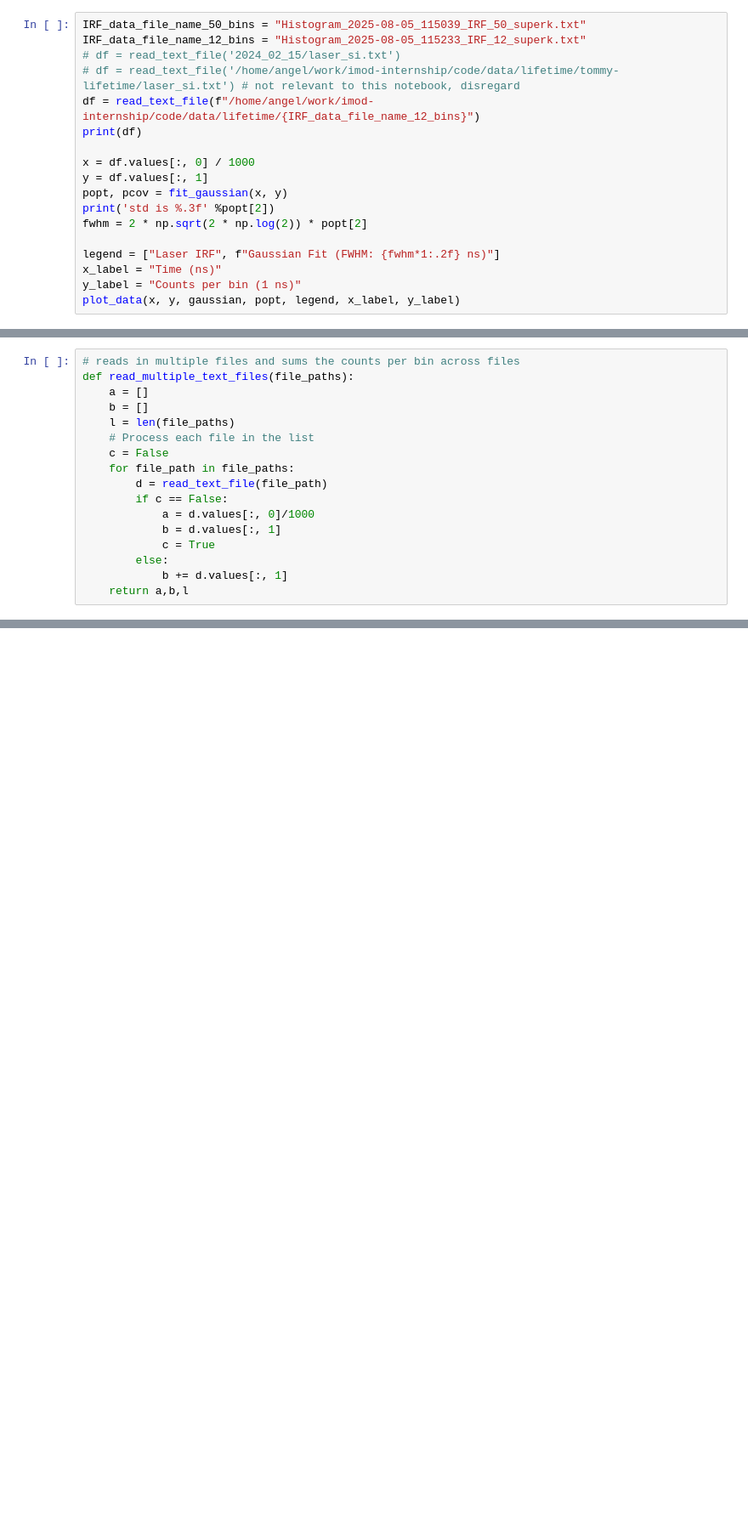
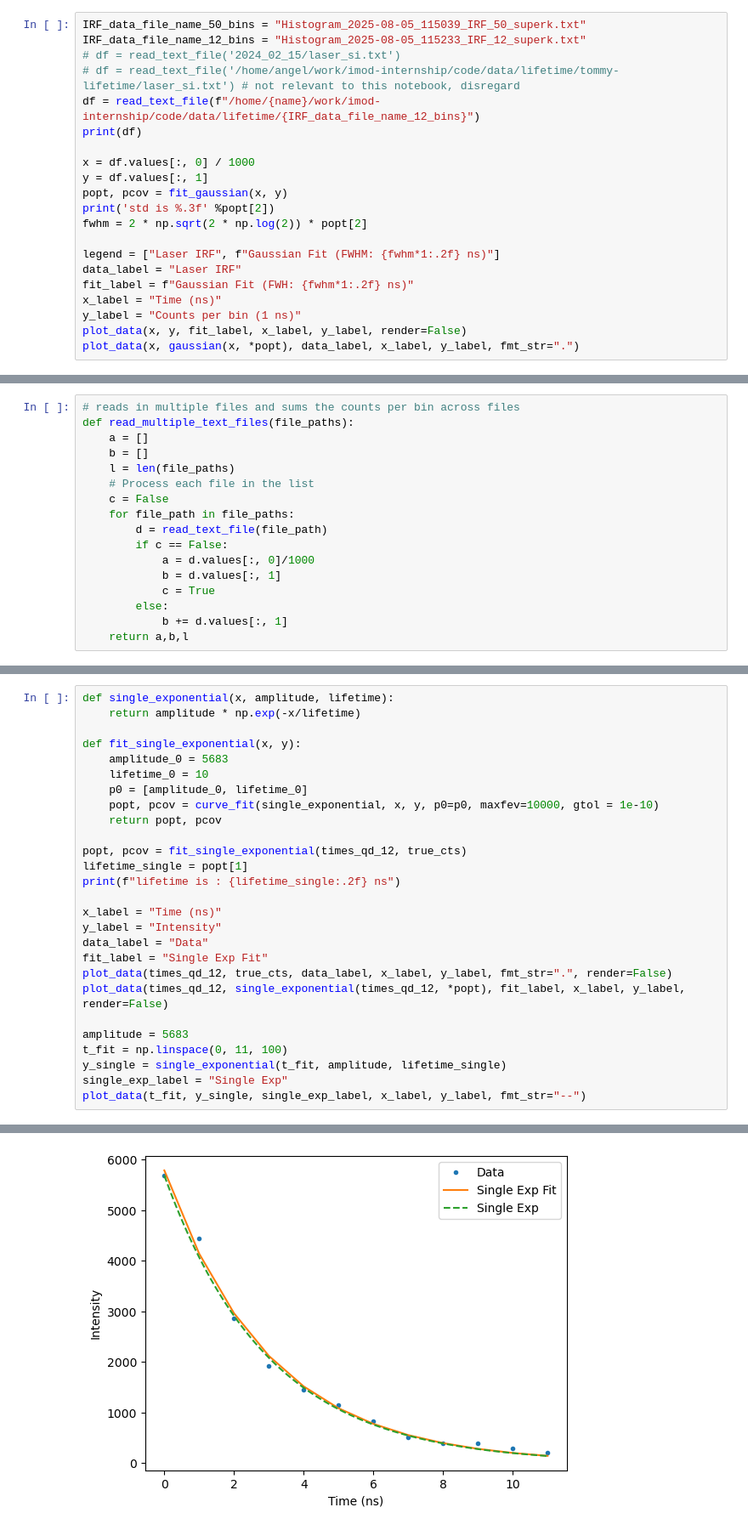
Before and after one commit to UW-Quantum-Defect-Lab/qdmodel, a Jupyter notebook: qdanalysis/timetagger_analysis/lifetimeanalysis.ipynb, the cells around one changed output, grey strips where cells are left out. Shown at 85% size. Drawn from its saved outputs; the diff is of its cells as text; blank space fills up the shorter version.

```diff
--- a/qdanalysis/timetagger_analysis/lifetimeanalysis.ipynb
+++ b/qdanalysis/timetagger_analysis/lifetimeanalysis.ipynb
@@ -59,7 +62,7 @@ IRF_data_file_name_50_bins = "Histogram_2025-08-05_115039_IRF_50_superk.txt"
 IRF_data_file_name_12_bins = "Histogram_2025-08-05_115233_IRF_12_superk.txt"
 # df = read_text_file('2024_02_15/laser_si.txt')
 # df = read_text_file('/home/angel/work/imod-internship/code/data/lifetime/tommy-lifetime/laser_si.txt') # not relevant to this notebook, disregard
-df = read_text_file(f"/home/angel/work/imod-internship/code/data/lifetime/{IRF_data_file_name_12_bins}")
+df = read_text_file(f"/home/{name}/work/imod-internship/code/data/lifetime/{IRF_data_file_name_12_bins}")
 print(df)
 
 x = df.values[:, 0] / 1000
@@ -69,9 +72,12 @@ print('std is %.3f' %popt[2])
 fwhm = 2 * np.sqrt(2 * np.log(2)) * popt[2]
 
 legend = ["Laser IRF", f"Gaussian Fit (FWHM: {fwhm*1:.2f} ns)"]
+data_label = "Laser IRF"
+fit_label = f"Gaussian Fit (FWH: {fwhm*1:.2f} ns)"
 x_label = "Time (ns)"
 y_label = "Counts per bin (1 ns)"
-plot_data(x, y, gaussian, popt, legend, x_label, y_label)
+plot_data(x, y, fit_label, x_label, y_label, render=False)
+plot_data(x, gaussian(x, *popt), data_label, x_label, y_label, fmt_str=".")
 # %% [output]
     "Time (ps)"  "Counts per bin"
 0             0               597
@@ -216,0 +166,28 @@ Second lifetime: 2.99 ns
+# %%
+def single_exponential(x, amplitude, lifetime):
+    return amplitude * np.exp(-x/lifetime)
+
+def fit_single_exponential(x, y):
+    amplitude_0 = 5683
+    lifetime_0 = 10
+    p0 = [amplitude_0, lifetime_0]
+    popt, pcov = curve_fit(single_exponential, x, y, p0=p0, maxfev=10000, gtol = 1e-10)
+    return popt, pcov
+
+popt, pcov = fit_single_exponential(times_qd_12, true_cts)
+lifetime_single = popt[1]
+print(f"lifetime is : {lifetime_single:.2f} ns")
+
+x_label = "Time (ns)"
+y_label = "Intensity"
+data_label = "Data"
+fit_label = "Single Exp Fit"
+plot_data(times_qd_12, true_cts, data_label, x_label, y_label, fmt_str=".", render=False)
+plot_data(times_qd_12, single_exponential(times_qd_12, *popt), fit_label, x_label, y_label, render=False)
+
+amplitude = 5683
+t_fit = np.linspace(0, 11, 100)
+y_single = single_exponential(t_fit, amplitude, lifetime_single)
+single_exp_label = "Single Exp"
+plot_data(t_fit, y_single, single_exp_label, x_label, y_label, fmt_str="--")
+# %% [output]
@@ -216,0 +195 @@ Second lifetime: 2.99 ns
+[figure, added]
```
Also changed, not shown: parts of 11 cells of this notebook.
